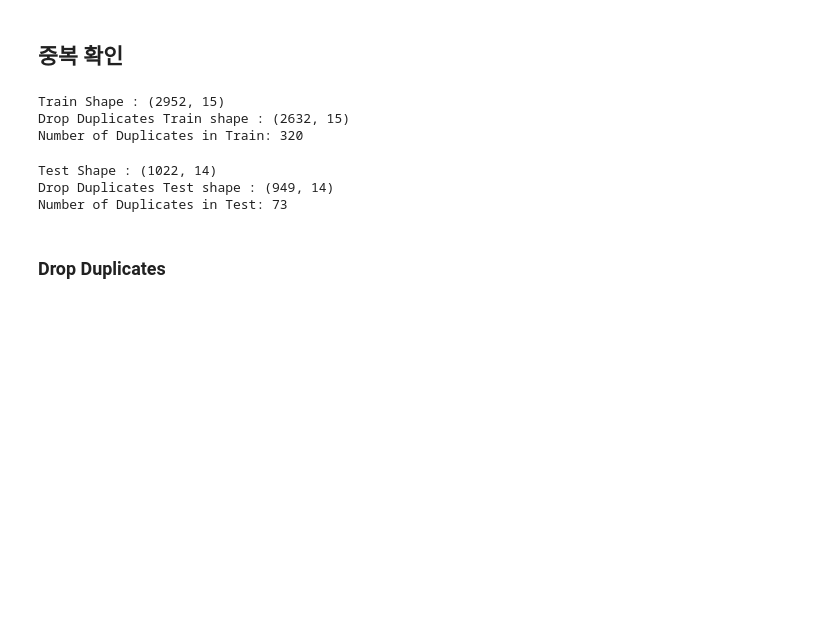
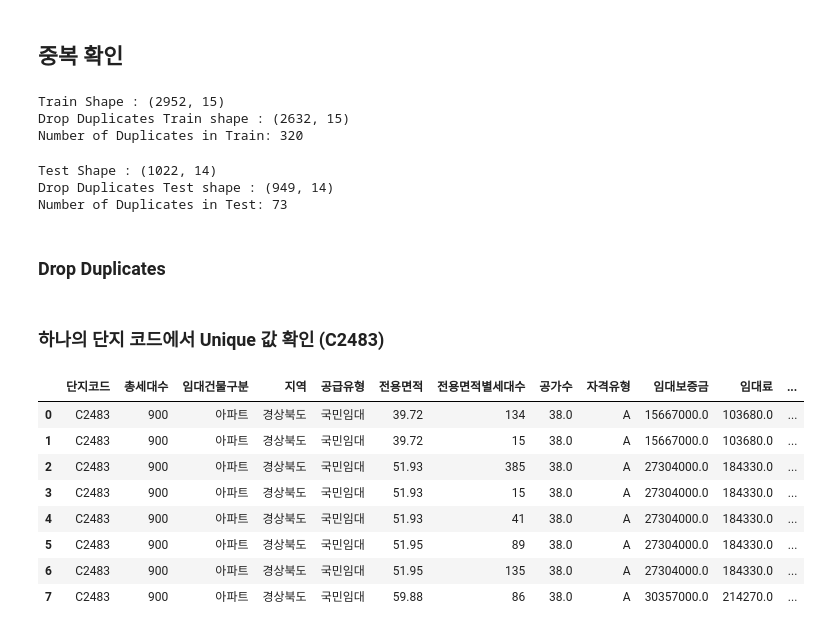
Before and after one commit to Sejong-Kaggle-Challengers-2nd/Choi_YoungMin, a Jupyter notebook: [9]_주차수요_예측/EDAs/basicEDA.ipynb, the cells around one changed output. Drawn from its saved outputs; the diff is of its cells as text; code cells hidden in the pictures; blank space fills up the shorter version.

```diff
--- a/[9]_주차수요_예측/EDAs/basicEDA.ipynb
+++ b/[9]_주차수요_예측/EDAs/basicEDA.ipynb
@@ -353,3 +353,17 @@ Number of Duplicates in Test: 73
 # %%
 train = train.drop_duplicates()
 test = test.drop_duplicates()
+# %% [markdown]
+### 하나의 단지 코드에서 Unique 값 확인 (C2483)
+# %%
+train[train.단지코드=='C2483']
+# %% [output]
+|  | 단지코드 | 총세대수 | 임대건물구분 | 지역 | 공급유형 | 전용면적 | 전용면적별세대수 | 공가수 | 자격유형 | 임대보증금 | 임대료 | ... |
+| 0 | C2483 | 900 | 아파트 | 경상북도 | 국민임대 | 39.72 | 134 | 38.0 | A | 15667000.0 | 103680.0 | ... |
+| 1 | C2483 | 900 | 아파트 | 경상북도 | 국민임대 | 39.72 | 15 | 38.0 | A | 15667000.0 | 103680.0 | ... |
+| 2 | C2483 | 900 | 아파트 | 경상북도 | 국민임대 | 51.93 | 385 | 38.0 | A | 27304000.0 | 184330.0 | ... |
+| 3 | C2483 | 900 | 아파트 | 경상북도 | 국민임대 | 51.93 | 15 | 38.0 | A | 27304000.0 | 184330.0 | ... |
+| 4 | C2483 | 900 | 아파트 | 경상북도 | 국민임대 | 51.93 | 41 | 38.0 | A | 27304000.0 | 184330.0 | ... |
+| 5 | C2483 | 900 | 아파트 | 경상북도 | 국민임대 | 51.95 | 89 | 38.0 | A | 27304000.0 | 184330.0 | ... |
+| 6 | C2483 | 900 | 아파트 | 경상북도 | 국민임대 | 51.95 | 135 | 38.0 | A | 27304000.0 | 184330.0 | ... |
+| 7 | C2483 | 900 | 아파트 | 경상북도 | 국민임대 | 59.88 | 86 | 38.0 | A | 30357000.0 | 214270.0 | ... |
```
Also changed, not shown: parts of 56 cells of this notebook, 3 other files.
